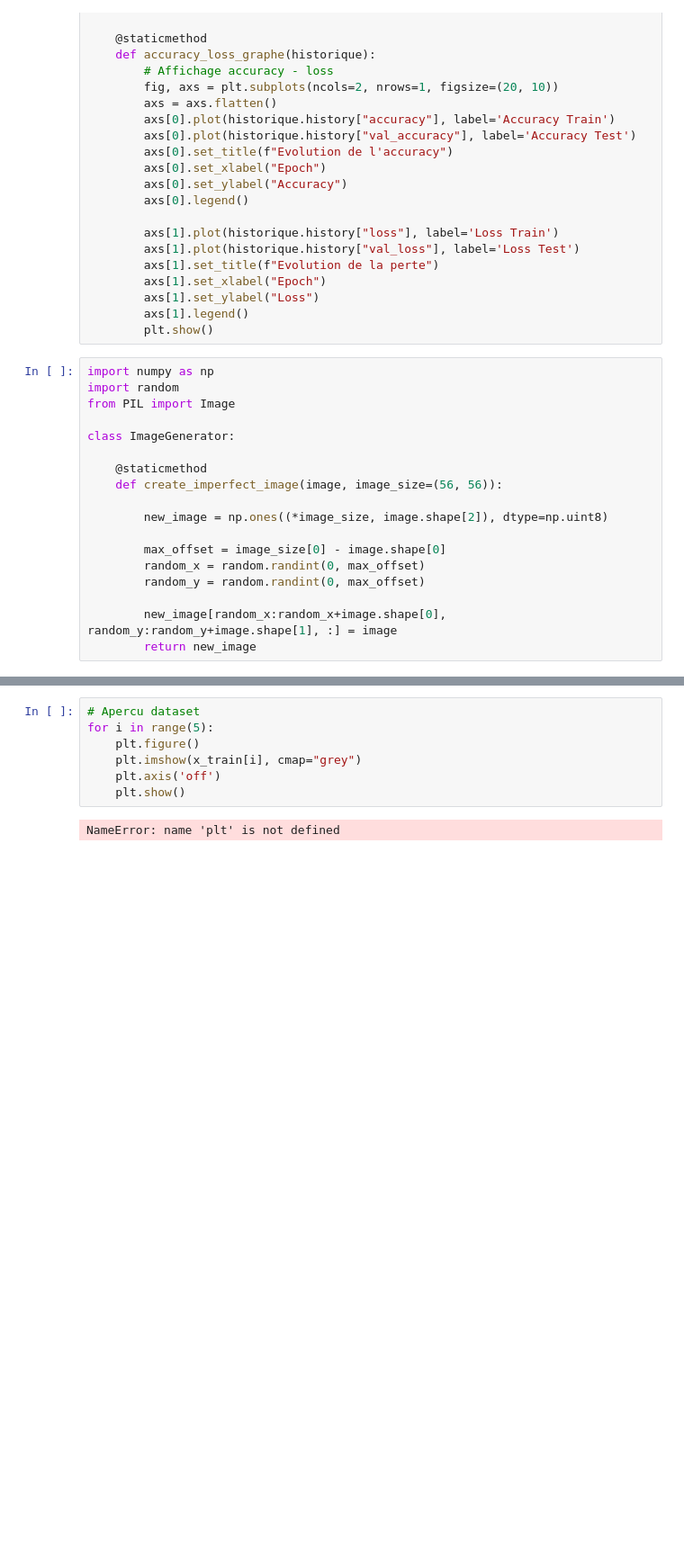
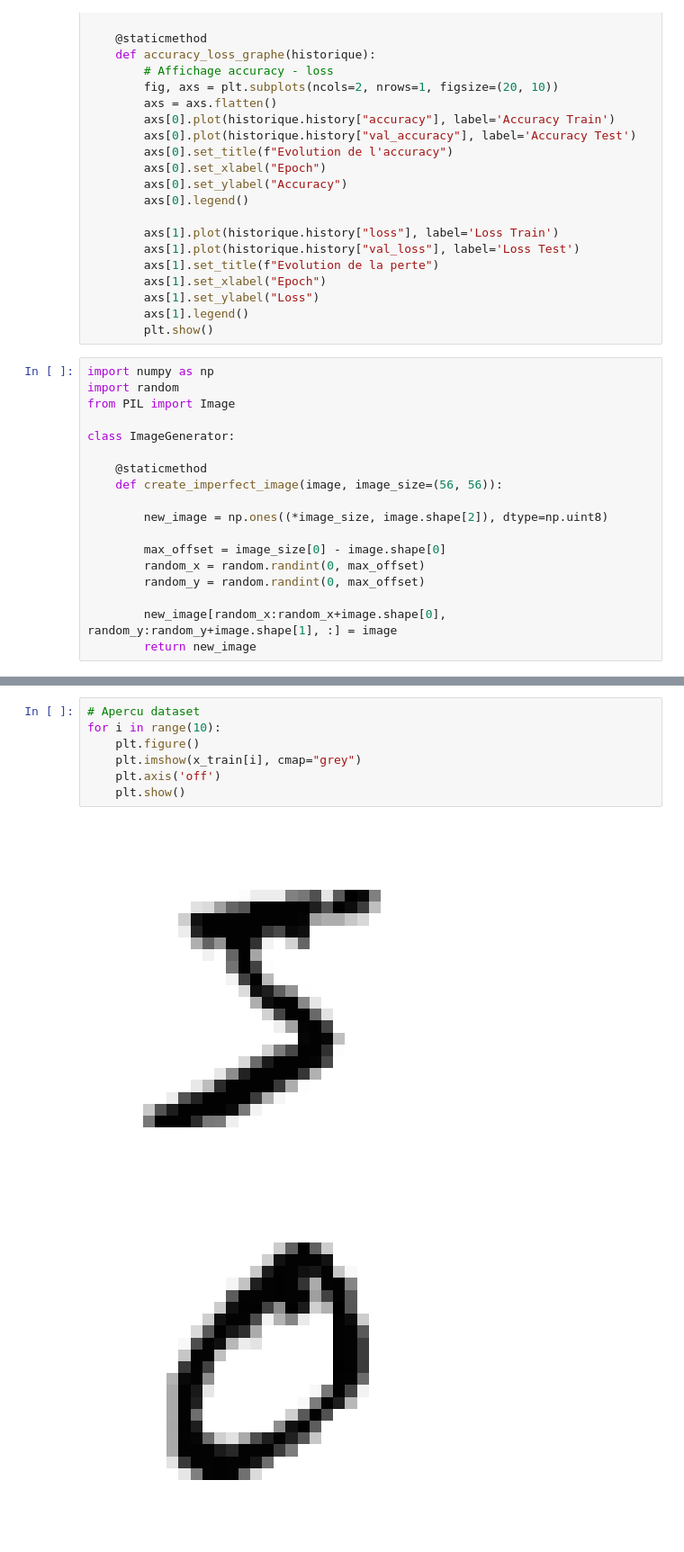
Before and after one commit to aubin-pct/Entrainement_ia, a Jupyter notebook: rendu_8/rendu_8.ipynb, the cells around one changed output, grey strips where cells are left out. Shown: that part at 90% size. Saved outputs shown, nothing was run; the diff lists cells and outputs as text; blank space fills up the shorter version.

```diff
--- a/rendu_8/rendu_8.ipynb
+++ b/rendu_8/rendu_8.ipynb
@@ -63,9 +68,10 @@ x_test = 1 - x_test
 # %%
 # Apercu dataset
-for i in range(5):
+for i in range(10):
     plt.figure()
     plt.imshow(x_train[i], cmap="grey")
     plt.axis('off')
     plt.show()
 # %% [output]
-NameError: name 'plt' is not defined
+[figure, added]
+[figure, added]
```
Also changed, not shown: parts of 10 cells of this notebook, 2 other files.
